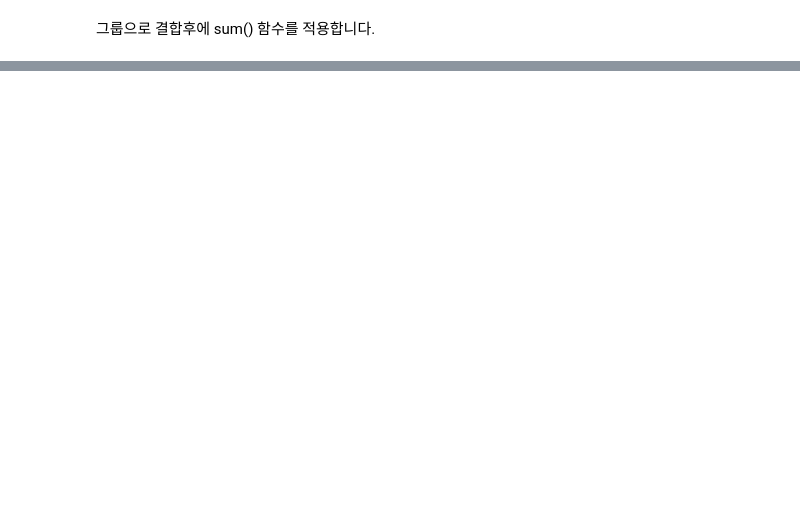
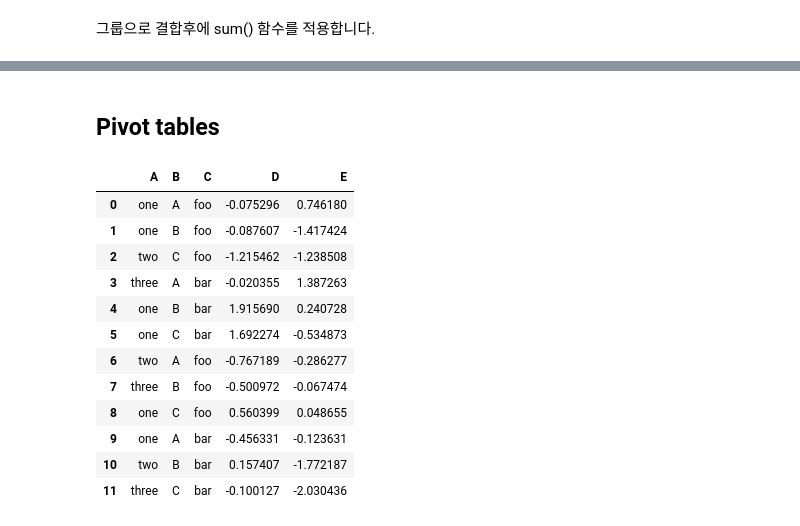
Before and after one commit to HwangHanJae/DataScience_Basic_Tect, a Jupyter notebook: pandas_10minutes_tutorial.ipynb, the cells around one changed output, grey strips where cells are left out. Saved outputs shown, nothing was run; the diff lists cells and outputs as text; code cells hidden in the pictures; blank space fills up the shorter version.

Commit message:
Reshaping(Stack & Pivot tables) 파트

```diff
--- a/pandas_10minutes_tutorial.ipynb
+++ b/pandas_10minutes_tutorial.ipynb
@@ -798,0 +867,27 @@ df.groupby("A").sum()
+# %% [markdown]
+## Pivot tables
+# %%
+df = pd.DataFrame(
+    {
+    "A" : ["one", "one","two","three"] * 3,
+    "B" : ["A","B","C"] * 4,
+    "C" : ["foo","foo","foo","bar","bar","bar"] * 2,
+    "D" : np.random.randn(12),
+    "E" : np.random.randn(12),
+    }
+)
+df
+# %% [output]
+|  | A | B | C | D | E |
+| 0 | one | A | foo | -0.075296 | 0.746180 |
+| 1 | one | B | foo | -0.087607 | -1.417424 |
+| 2 | two | C | foo | -1.215462 | -1.238508 |
+| 3 | three | A | bar | -0.020355 | 1.387263 |
+| 4 | one | B | bar | 1.915690 | 0.240728 |
+| 5 | one | C | bar | 1.692274 | -0.534873 |
+| 6 | two | A | foo | -0.767189 | -0.286277 |
+| 7 | three | B | foo | -0.500972 | -0.067474 |
+| 8 | one | C | foo | 0.560399 | 0.048655 |
+| 9 | one | A | bar | -0.456331 | -0.123631 |
+| 10 | two | B | bar | 0.157407 | -1.772187 |
+| 11 | three | C | bar | -0.100127 | -2.030436 |
```
Also changed, not shown: parts of 64 cells of this notebook.
